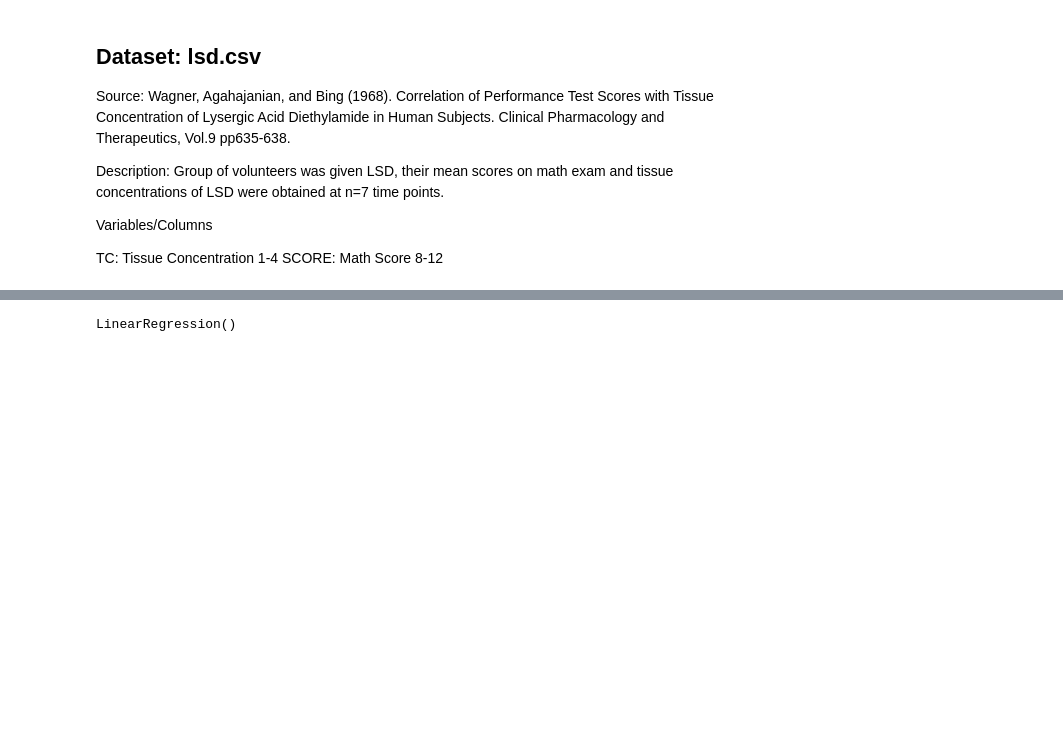
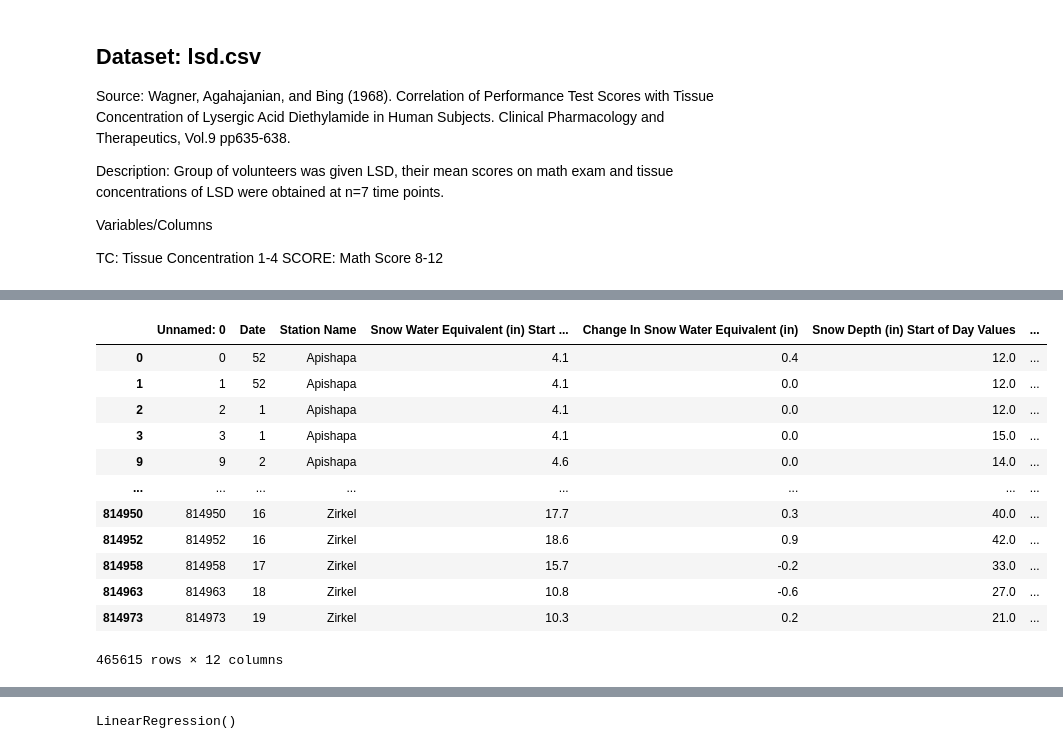
Before and after one commit to MtSopris/Snow_Predictor, a Jupyter notebook: static/py/model_LineRegress-Copy1.ipynb, the cells around one changed output, grey strips where cells are left out. Saved outputs shown, nothing was run; the diff lists cells and outputs as text; code cells hidden in the pictures; blank space fills up the shorter version.

```diff
--- a/static/py/model_LineRegress-Copy1.ipynb
+++ b/static/py/model_LineRegress-Copy1.ipynb
@@ -76,3 +76,20 @@ df
+# %%
+no_neg=df.loc[df['Change In Snow Depth (in)']>=0.0]
+no_neg
+# %% [output]
+|  | Unnamed: 0 | Date | Station Name | Snow Water Equivalent (in) Start ... | Change In Snow Water Equivalent (in) | Snow Depth (in) Start of Day Values | ... |
+| 0 | 0 | 52 | Apishapa | 4.1 | 0.4 | 12.0 | ... |
+| 1 | 1 | 52 | Apishapa | 4.1 | 0.0 | 12.0 | ... |
+| 2 | 2 | 1 | Apishapa | 4.1 | 0.0 | 12.0 | ... |
+| 3 | 3 | 1 | Apishapa | 4.1 | 0.0 | 15.0 | ... |
+| 9 | 9 | 2 | Apishapa | 4.6 | 0.0 | 14.0 | ... |
+| ... | ... | ... | ... | ... | ... | ... | ... |
+| 814950 | 814950 | 16 | Zirkel | 17.7 | 0.3 | 40.0 | ... |
+| 814952 | 814952 | 16 | Zirkel | 18.6 | 0.9 | 42.0 | ... |
+| 814958 | 814958 | 17 | Zirkel | 15.7 | -0.2 | 33.0 | ... |
+| 814963 | 814963 | 18 | Zirkel | 10.8 | -0.6 | 27.0 | ... |
+| 814973 | 814973 | 19 | Zirkel | 10.3 | 0.2 | 21.0 | ... |
+465615 rows × 12 columns
 # %%
 df.dtypes
 # %% [output]
```
Also changed, not shown: parts of 13 cells of this notebook, 29 other files.
